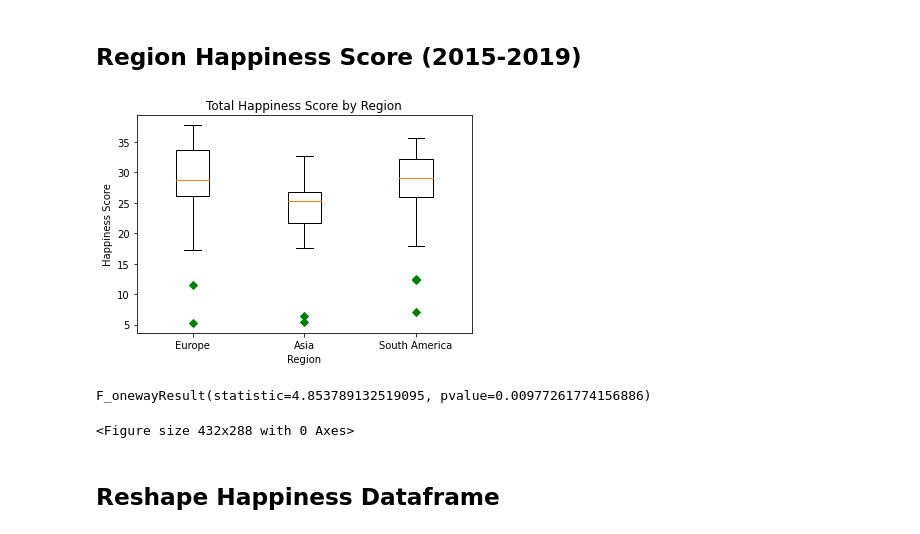
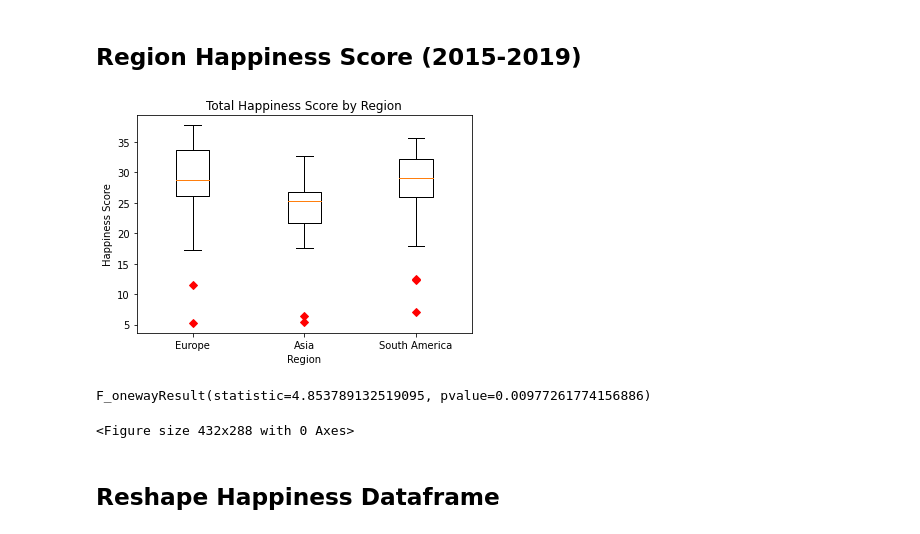
Before and after one commit to jeosqueri/Protest-Happiness-Analysis, a Jupyter notebook: Protest_For_Happiness_Project.ipynb, the cells around one changed output. Saved outputs shown, nothing was run; the diff lists cells and outputs as text; code cells hidden in the pictures.

```diff
--- a/Protest_For_Happiness_Project.ipynb
+++ b/Protest_For_Happiness_Project.ipynb
@@ -430,35 +430,35 @@ F_onewayResult(statistic=0.06739187733750217, pvalue=0.9348720759082814)
 # %%
 # creating a list for region of interest for 'for loop' (and later for plot labels)
 region = ['Europe', 'Asia', 'South America']
 
 # Create empty list for region happiness scores to fill with region data (for plotting)
 region_happiness = []
 
 # loopig through each country/region and grabbing total happiness score
 for country in region:
     happiness = (Happiness_Data.loc[Happiness_Data['region'] == country, 'Total Happiness Score'])
     region_happiness.append(happiness)
 
 # Generate a box plot of Total Happiness Score for each region across three region of interest
 fig1, ax1 = plt.subplots()
 ax1.set_title ("Total Happiness Score by Region")
 ax1.set_xlabel("Region")
 ax1.set_ylabel("Happiness Score")
-ax1.boxplot(region_happiness, notch = 0, sym = 'gD')
+ax1.boxplot(region_happiness, notch = 0, sym = 'rD')
 plt.xticks([1,2,3], region)
 plt.show()
 
 #save plot
 plt.savefig("Images/region_happiness_boxplot.png")
 
 
 # grouping each region for stats and pvalue
 group1= region_happiness[0]
 group2= region_happiness[1]
 group3= region_happiness[2]
 stats.f_oneway(group1, group2, group3)
 # %% [output]
-[figure, old version]
+[figure, new version]
 F_onewayResult(statistic=4.853789132519095, pvalue=0.00977261774156886)
 <Figure size 432x288 with 0 Axes>
 # %% [markdown]
```
Also changed, not shown: parts of 4 cells of this notebook.
